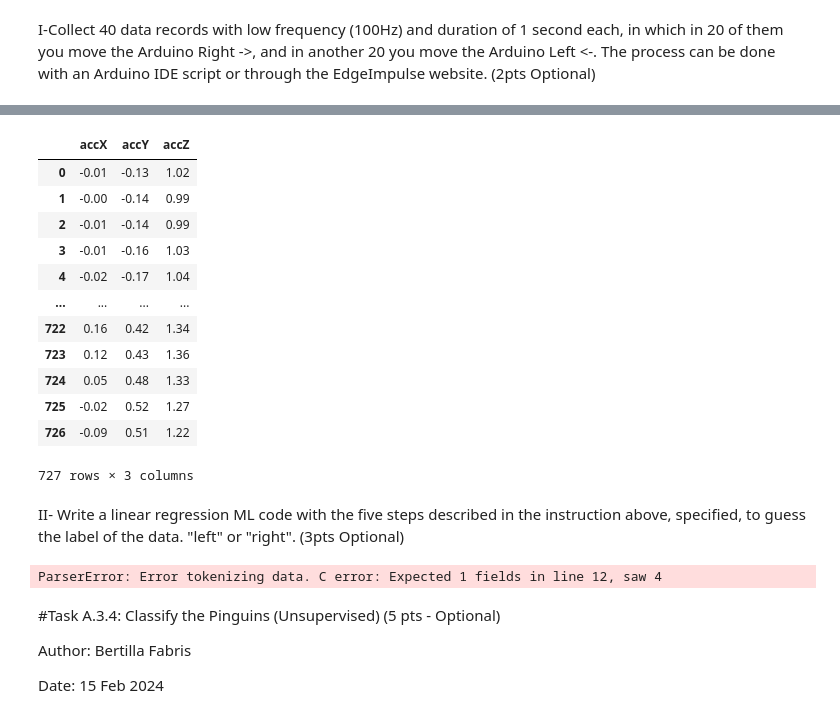
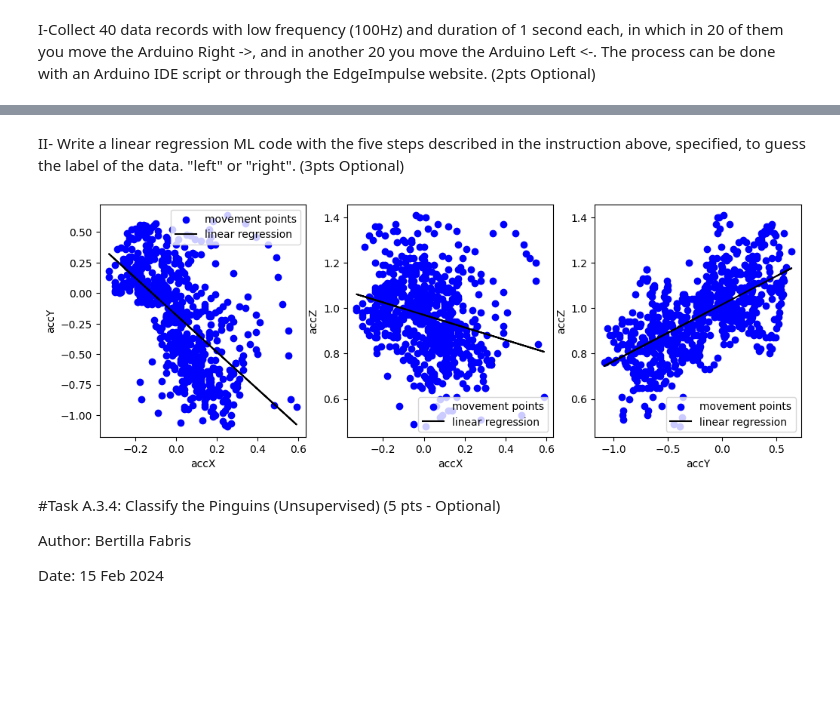
Before and after one commit to cybertilla/Lab3, a Jupyter notebook: Lab3.ipynb, the cells around one changed output, grey strips where cells are left out. Cells and saved outputs as stored; diff of their text form; code cells hidden in the pictures; blank space fills up the shorter version.

```diff
--- a/Lab3.ipynb
+++ b/Lab3.ipynb
@@ -253,66 +253,30 @@ plt.show()
-# %%
-#data = data.drop['32520']
-data.drop(columns='32520', inplace=True)
-data
-# %% [output]
-|  | accX | accY | accZ |
-| 0 | -0.01 | -0.13 | 1.02 |
-| 1 | -0.00 | -0.14 | 0.99 |
-| 2 | -0.01 | -0.14 | 0.99 |
-| 3 | -0.01 | -0.16 | 1.03 |
-| 4 | -0.02 | -0.17 | 1.04 |
-| ... | ... | ... | ... |
-| 722 | 0.16 | 0.42 | 1.34 |
-| 723 | 0.12 | 0.43 | 1.36 |
-| 724 | 0.05 | 0.48 | 1.33 |
-| 725 | -0.02 | 0.52 | 1.27 |
-| 726 | -0.09 | 0.51 | 1.22 |
-727 rows × 3 columns
 # %% [markdown]
 II- Write a linear regression ML code with the five steps described in the instruction above, specified, to guess the label of the data. "left" or "right". (3pts Optional)
 # %%
 import pandas as pd
 import matplotlib.pyplot as plt
 from sklearn.linear_model import LinearRegression
-# Load the data from the CSV file
 
-# Läs in dataset
-_data = pd.read_csv('_lab_3_dataset.csv')  # Ändra till din faktiska filväg
+fig, axs = plt.subplots(1, 3, figsize=(12, 4))
 
-# Förbered figuren för plotting
-fig, axs = plt.subplots(1, 3, figsize=(18, 6))
-
-# Korrigerade variabelpar med mellanslag där det behövs
-_var_pairs_corrected_spaces = [('accX', ' accY'), ('accX', ' accZ'), (' accY', ' accZ')]
-
-# Loopa igenom varje variabelpar och utför regression och plotting
-for i, (x_var, y_var) in enumerate(_var_pairs_corrected_spaces):
-    # Förbered _data för regression
-    X = _data[x_var].values.reshape(-1, 1)
-    Y = _data[y_var].values.reshape(-1, 1)
-
-    # Passa regressionsmodellen
+#reshape the data with a map and .reshape method
+map_values = [('accX', 'accY'), ('accX', 'accZ'), ('accY', 'accZ')]
+for i, (x_var, y_var) in enumerate(map_values):
+    X = data[x_var].values.reshape(-1, 1)
+    Y = data[y_var].values.reshape(-1, 1)
     model = LinearRegression().fit(X, Y)
-
-    # Förutsäg värden för regressionslinjen
     Y_pred = model.predict(X)
-
-    # Plotta datapunkter
-    axs[i].scatter(X, Y, color='blue', label='Data Points')
-
-    # Plotta regressionslinjen
-    axs[i].plot(X, Y_pred, color='red', linewidth=2, label='Regression Line')
-
-    # Ställ in titlar och etiketter
-    axs[i].set_title(f'{x_var.strip()} vs {y_var.strip()}')
+    #scatter function from plt
+    axs[i].scatter(X, Y, color='blue', label='movement points')
+    axs[i].plot(X, Y_pred, color='black', label='linear regression')
     axs[i].set_xlabel(x_var.strip())
     axs[i].set_ylabel(y_var.strip())
     axs[i].legend()
 
-plt.tight_layout()
 plt.show()
+#note: the data from z is quite noisy, I did not move Nano board on a very horizontal plane
 # %% [output]
-ParserError: Error tokenizing data. C error: Expected 1 fields in line 12, saw 4
+[figure, added]
 # %% [markdown]
 #Task A.3.4: Classify the Pinguins (Unsupervised) (5 pts - Optional)
 
```
Also changed, not shown: parts of 10 cells of this notebook.
